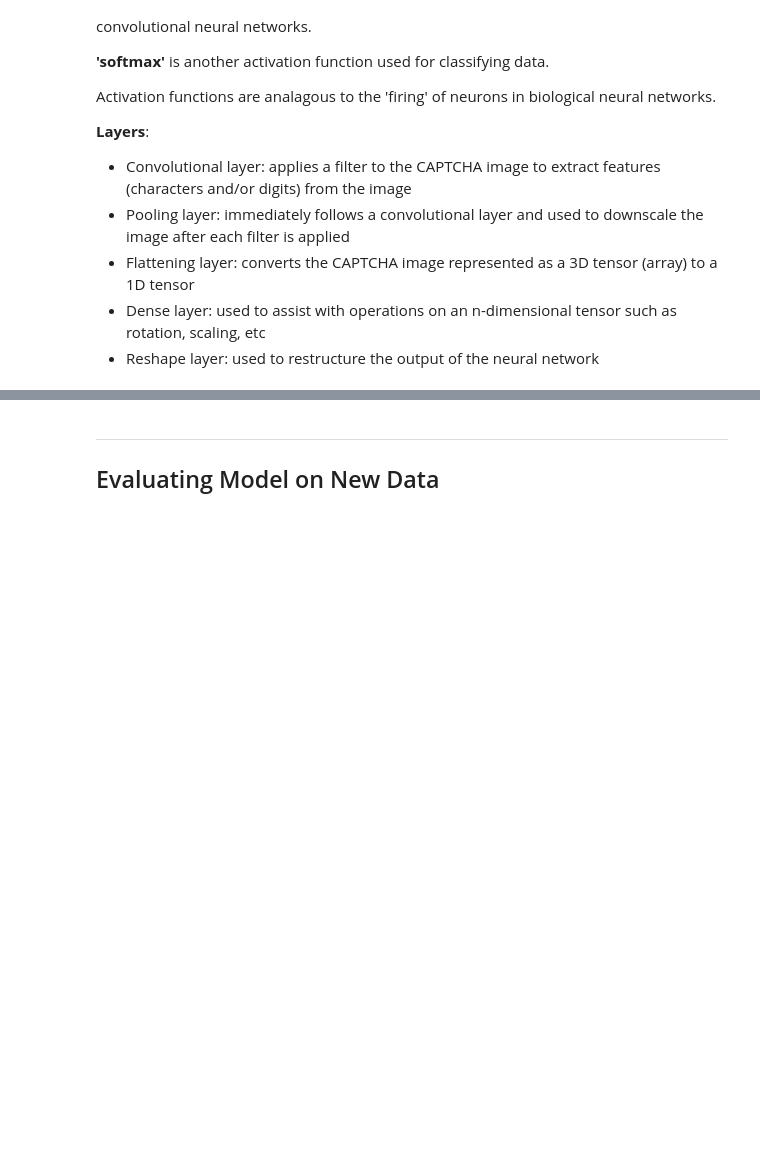
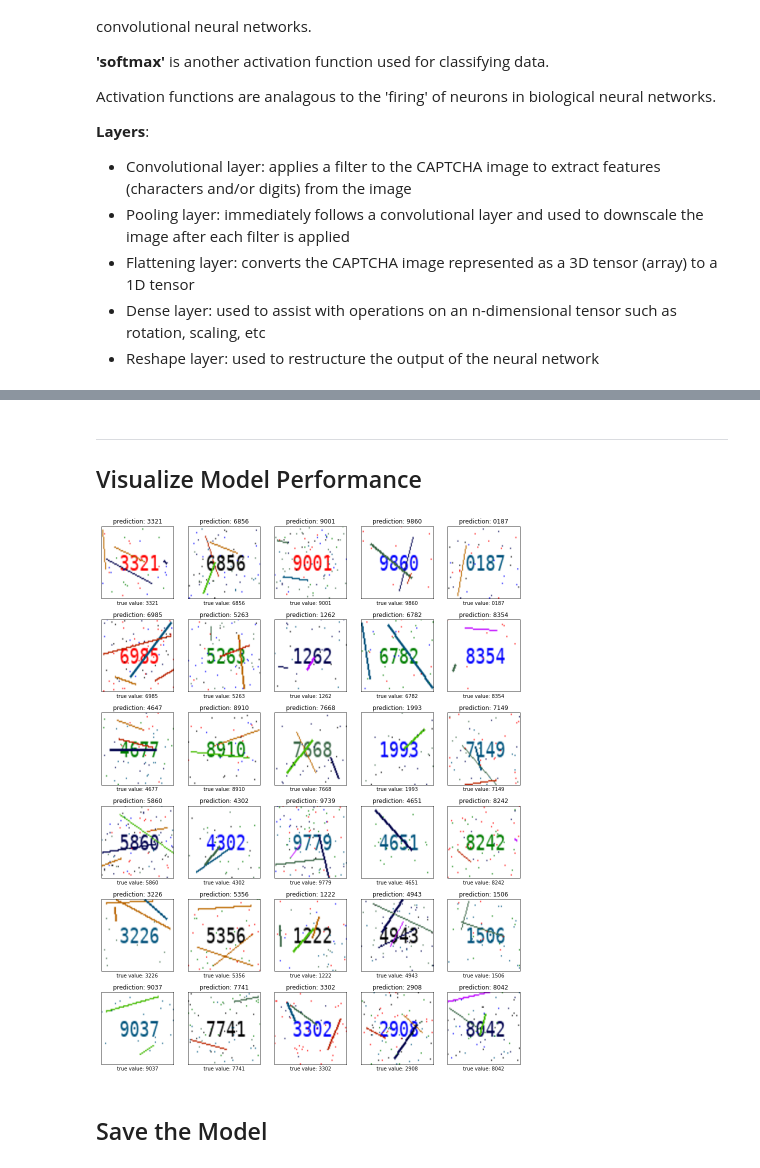
Before and after one commit to T-Visor/captcha-tensorflow, a Jupyter notebook: captcha-solver.ipynb, the cells around one changed output, grey strips where cells are left out. Drawn from its saved outputs; the diff is of its cells as text; code cells hidden in the pictures; blank space fills up the shorter version.

```diff
--- a/captcha-solver.ipynb
+++ b/captcha-solver.ipynb
@@ -153,39 +127,0 @@ To enable them in other operations, rebuild TensorFlow with the appropriate comp
-# %%
-from tensorflow.keras.utils import to_categorical
-from PIL import Image
-
-
-def get_captcha_generator(data_frame, indices, for_training, batch_size=16):
-    """
-    Args:
-        data_frame (pandas.DataFrame): contains the file paths to the CAPTCHA images and their labels
-
-        indices (int): specifies training indices, testing indices, or validation indices of the DataFrame
-
-        for_training (bool): 'True' for training or validation set, 'False' to specify a test set
-
-        batch_size (int): number of data instances to return when iterated upon
-
-    Returns:
-        a generator object for producing CAPTCHA images along with their labels
-
-    Yields:
-        a pair of lists -> (CAPTCHA images, labels)
-    """
-
-    images, labels = [], []
-
-    while True:
-        for i in indices:
-            captcha = data_frame.iloc[i]
-            file, label = captcha['file'], captcha['label']
-            captcha_image = Image.open(file)
-            captcha_image = captcha_image.resize((image_height, image_width))
-            captcha_image = np.array(captcha_image) / 255.0
-            images.append(np.array(captcha_image))
-            labels.append(np.array([np.array(to_categorical(int(i), categories)) for i in label]))
-            if len(images) >= batch_size:
-                yield np.array(images), np.array(labels)
-                images, labels = [], []
-        if not for_training:
-            break
@@ -256,6 +199,6 @@ dict(zip(model.metrics_names, model.evaluate(testing_set_generator, steps=len(te
-# %% [markdown]
----
-## Evaluating Model on New Data
+# %% [markdown]
+---
+## Visualize Model Performance
 # %%
 testing_set_generator = get_captcha_generator(data_frame, test_indices, for_training=False, batch_size=128)
 captcha_images, captcha_text = next(testing_set_generator)
@@ -286 +210,7 @@ for i, image_index in enumerate(random_indices):
+# %%
+display_predictions_from_model(captcha_images, predictions, true_values)
+# %% [output]
+[figure, added]
+# %% [markdown]
+## Save the Model
 # %%
```
Also changed, not shown: parts of 16 cells of this notebook, 3 other files.
